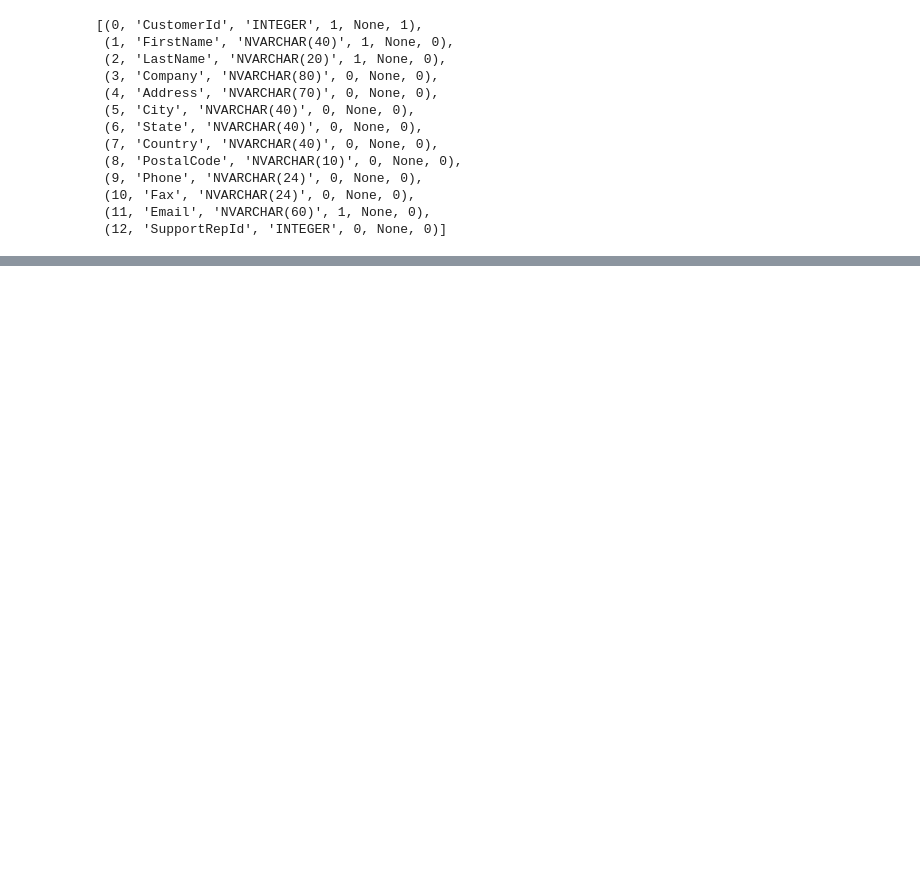
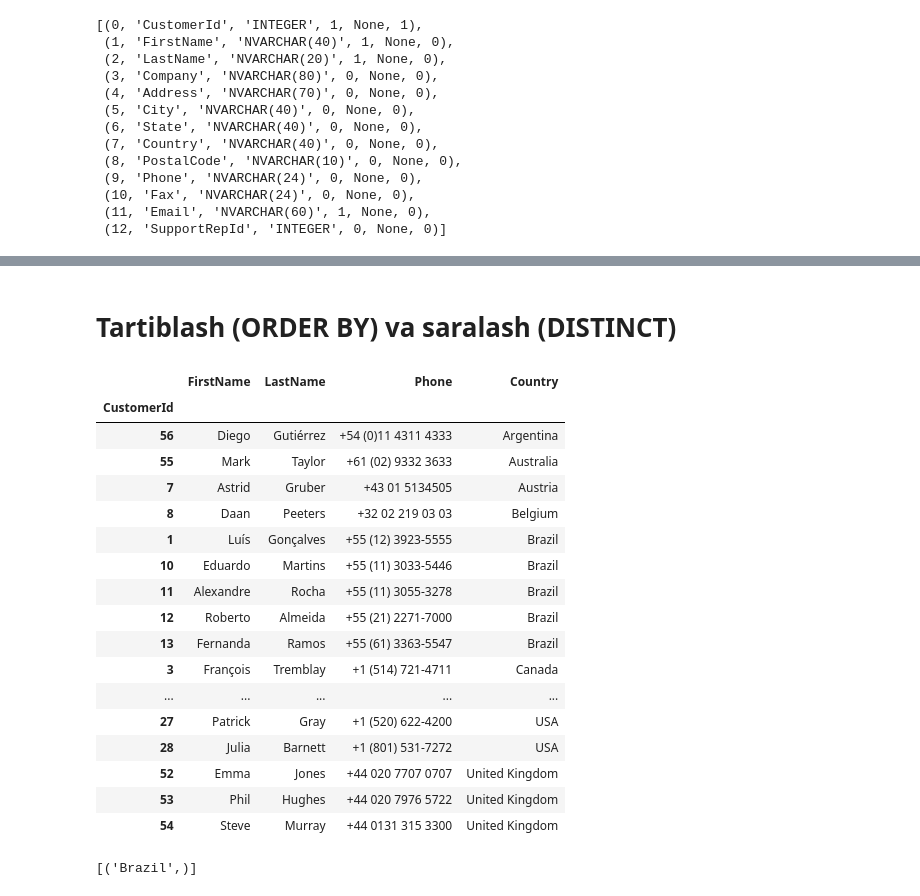
Before and after one commit to Xusanman/data-science-ai, a Jupyter notebook: SQLite_omboriga_ulanish.ipynb, the cells around one changed output, grey strips where cells are left out. Drawn from its saved outputs; the diff is of its cells as text; code cells hidden in the pictures; blank space fills up the shorter version.

```diff
--- a/SQLite_omboriga_ulanish.ipynb
+++ b/SQLite_omboriga_ulanish.ipynb
@@ -66,0 +91,31 @@ cursor.fetchall()
+# %% [markdown]
+# Tartiblash (ORDER BY) va saralash (DISTINCT)
+# %%
+query = "SELECT CustomerId, FirstName, LastName, Phone, Country FROM customers ORDER BY Country"
+df = pd.read_sql(query, db, index_col="CustomerId")
+df
+# %% [output]
+|  | FirstName | LastName | Phone | Country |
+| CustomerId |  |  |  |  |
+| 56 | Diego | Gutiérrez | +54 (0)11 4311 4333 | Argentina |
+| 55 | Mark | Taylor | +61 (02) 9332 3633 | Australia |
+| 7 | Astrid | Gruber | +43 01 5134505 | Austria |
+| 8 | Daan | Peeters | +32 02 219 03 03 | Belgium |
+| 1 | Luís | Gonçalves | +55 (12) 3923-5555 | Brazil |
+| 10 | Eduardo | Martins | +55 (11) 3033-5446 | Brazil |
+| 11 | Alexandre | Rocha | +55 (11) 3055-3278 | Brazil |
+| 12 | Roberto | Almeida | +55 (21) 2271-7000 | Brazil |
+| 13 | Fernanda | Ramos | +55 (61) 3363-5547 | Brazil |
+| 3 | François | Tremblay | +1 (514) 721-4711 | Canada |
+| ... | ... | ... | ... | ... |
+| 27 | Patrick | Gray | +1 (520) 622-4200 | USA |
+| 28 | Julia | Barnett | +1 (801) 531-7272 | USA |
+| 52 | Emma | Jones | +44 020 7707 0707 | United Kingdom |
+| 53 | Phil | Hughes | +44 020 7976 5722 | United Kingdom |
+| 54 | Steve | Murray | +44 0131 315 3300 | United Kingdom |
+# %%
+query = "SELECT DISTINCT Country FROM customers"
+cursor.execute(query)
+cursor.fetchmany()
+# %% [output]
+[('Brazil',)]
```
Also changed, not shown: parts of 12 cells of this notebook.
